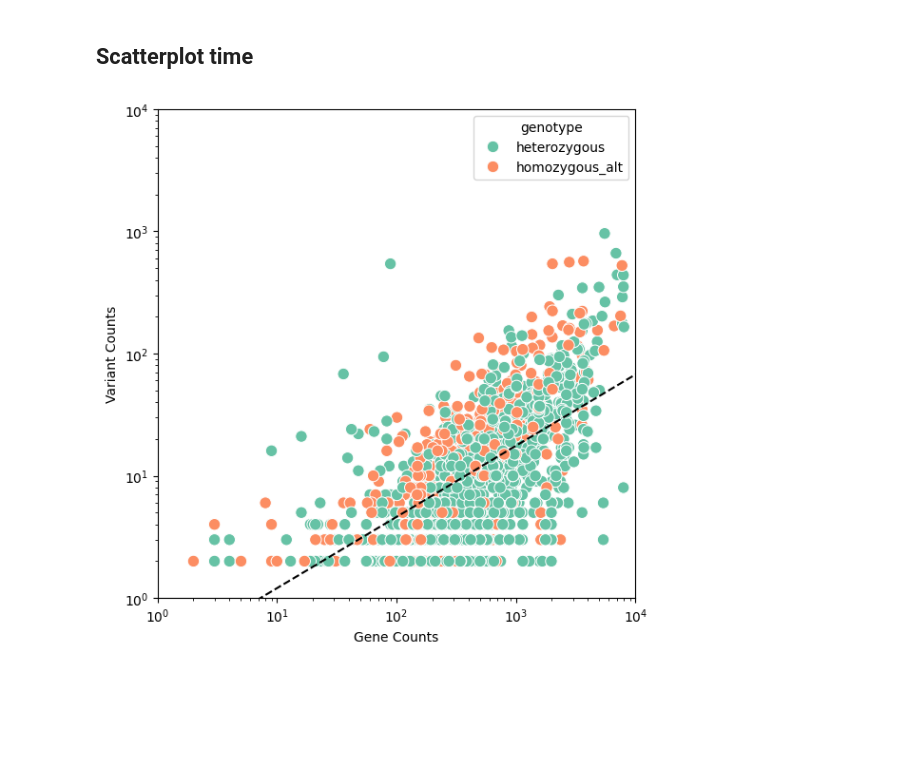
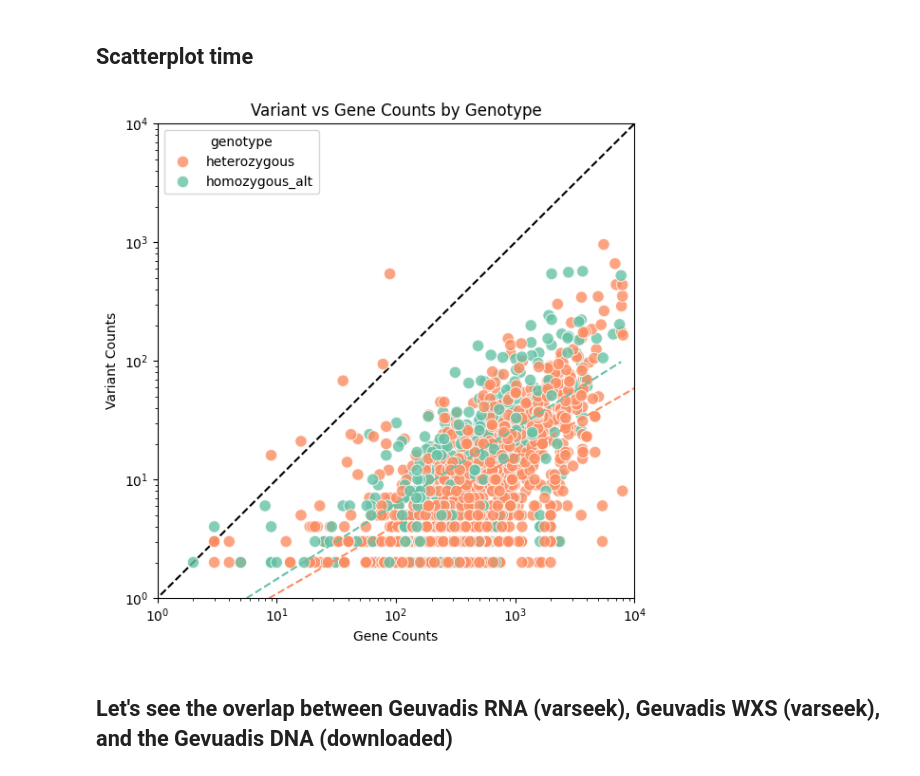
Before and after one commit to pachterlab/RLSRP_2025, a Jupyter notebook: notebooks/Fig3_geuvadis.ipynb, the cells around one changed output. Cells and saved outputs as stored; diff of their text form; code cells hidden in the pictures; blank space fills up the shorter version.

Commit message:
continued working on geuvadis

```diff
--- a/notebooks/Fig3_geuvadis.ipynb
+++ b/notebooks/Fig3_geuvadis.ipynb
@@ -284,15 +293,20 @@ if "vcrs_count" not in adata_vcrs.var.columns:
 adata_vcrs.var = adata_vcrs.var.merge(variants_transcriptome_df[['variant_header', 'variant_header_cdna', 'transcript_ID']], how="left", left_index=True, right_on="variant_header_cdna").reset_index(drop=True)
 adata_vcrs.var.rename(columns={"variant_header": "variant_header_cds", "variant_header_cdna": "variant_header", "vcrs_count": "variant_count"}, inplace=True)
 
+# keep only the columns in adata_genotype that are also in adata_vcrs
+shared_headers = adata_genotype.var["variant_header"].isin(adata_vcrs.var["variant_header"].unique())
+adata_genotype = adata_genotype[:, shared_headers].copy()
+
 t2g_dict = vk.utils.make_t2g_dict(reference_genome_t2g)
 t2g_dict = {key.split(".")[0]: val.split(".")[0] for key, val in t2g_dict.items()}  # strip off the version number
 adata_vcrs.var["gene"] = adata_vcrs.var["transcript_ID"].map(t2g_dict)
 # %%
-#!!!! TEMP - DELETE
-adata_reference.obs['experiment_alias_underscores_only'] = (
-    adata_reference.obs['experiment_alias_underscores_only']
-    .str.replace(r'[.:]', '_', regex=True)
-)
+# only if naming discrepency
+if "." in adata_reference.obs['experiment_alias_underscores_only'].iloc[0] or ":" in adata_reference.obs['experiment_alias_underscores_only'].iloc[0]:
+    adata_reference.obs['experiment_alias_underscores_only'] = (
+        adata_reference.obs['experiment_alias_underscores_only']
+        .str.replace(r'[.:]', '_', regex=True)
+    )
 # %%
 # print(adata_vcrs.var.sort_values('vcrs_count', ascending=False))
 sample_title, experiment_alias_underscores_only = adata_vcrs.obs.iloc[sample_index]['sample_title'], adata_vcrs.obs.iloc[sample_index]['experiment_alias_underscores_only']
@@ -375,54 +389,58 @@ from scipy.stats import linregress
 scatterplot_df = adata_vcrs_single_sample.var[["variant_count", "gene_count", "genotype"]].copy()
 scatterplot_df["genotype"] = scatterplot_df["genotype"].astype("category")
 scatterplot_df["genotype"] = scatterplot_df["genotype"].cat.rename_categories({0: "homozygous_ref", 1: "heterozygous", 2: "homozygous_alt"})
 
 scatterplot_df = scatterplot_df[(scatterplot_df["variant_count"] > 0) & (scatterplot_df["gene_count"] > 0)].copy()
 
-# Log-transform for regression
-x_log = np.log10(scatterplot_df["gene_count"])
-y_log = np.log10(scatterplot_df["variant_count"])
 
-# Fit line in log-log space
-slope, intercept, r_value, p_value, std_err = linregress(x_log, y_log)
-
-# Predicted line (in log space)
-x_vals = np.linspace(x_log.min(), x_log.max(), 100)
-y_vals = slope * x_vals + intercept
+# Use a consistent palette
+palette = sns.color_palette("Set2")
+genotypes = scatterplot_df["genotype"].unique()
+genotype_colors = dict(zip(genotypes, palette))
 
 plt.figure(figsize=(6, 6))
 sns.scatterplot(
     data=scatterplot_df,
     y="variant_count",
     x="gene_count",
     hue="genotype",
-    palette="Set2",
+    palette=genotype_colors,
+    alpha=0.8,
     s=80  # adjust marker size
 )
 
-# Plot best-fit line
-plt.plot(10**x_vals, 10**y_vals, color="black", linestyle="--", label="Best-fit line")
+# Loop over each genotype
+for genotype, group_df in scatterplot_df.groupby("genotype"):
+    x_log = np.log10(group_df["gene_count"])
+    y_log = np.log10(group_df["variant_count"])
 
-# Annotate equation and R²
-eq_text = f"$\log(y) = {slope:.2f} \log(x) + {intercept:.2f}$\n$R^2 = {r_value**2:.2f}$"
-plt.text(0.05, 0.95, eq_text, transform=plt.gca().transAxes,
-         verticalalignment='top', fontsize=10, bbox=dict(boxstyle="round", fc="white", ec="gray"))
+    slope, intercept, r_value, p_value, std_err = linregress(x_log, y_log)
+
+    x_vals = np.linspace(x_log.min(), x_log.max(), 100)
+    y_vals = slope * x_vals + intercept
+
+    label = f"{genotype} fit: $R^2={r_value**2:.2f}$"
+    plt.plot(10**x_vals, 10**y_vals, linestyle="--", color=genotype_colors[genotype], label=label)
+
+# Plot y = x line
+lims = [
+    0,
+    np.max([scatterplot_df["gene_count"].max(), scatterplot_df["variant_count"].max()])
+]
+plt.plot(lims, lims, 'k--', label="y = x", zorder=0)
 
 plt.title("Variant vs Gene Counts by Genotype")
 plt.xscale("log")
 plt.yscale("log")
 plt.xlim(1, 10_000)
 plt.ylim(1, 10_000)
 plt.ylabel("Variant Counts")
 plt.xlabel("Gene Counts")
-plt.legend(title="Genotype")
 plt.tight_layout()
-out_file = os.path.join(out_dir, f"variant_vs_gene_counts_scatterplot_sample_{sample_index}_w{w}_k{k}.png")
+out_file = os.path.join(out_dir, f"variant_vs_gene_counts_scatterplot_sample_{sample_index}_w{w}_k{k}.pdf")
 plt.savefig(out_file, dpi=300)
 plt.show()
-
-#!!! make square
-#!!! separate best fit line for homo vs hetero
-#!!! alpha to dots
-#!!! add y=x line
 # %% [output]
-[figure, old version]
+[figure, new version]
+# %% [markdown]
+## Let's see the overlap between Geuvadis RNA (varseek), Geuvadis WXS (varseek), and the Gevuadis DNA (downloaded)
```
Also changed, not shown: parts of 6 cells of this notebook, 5 other files.
